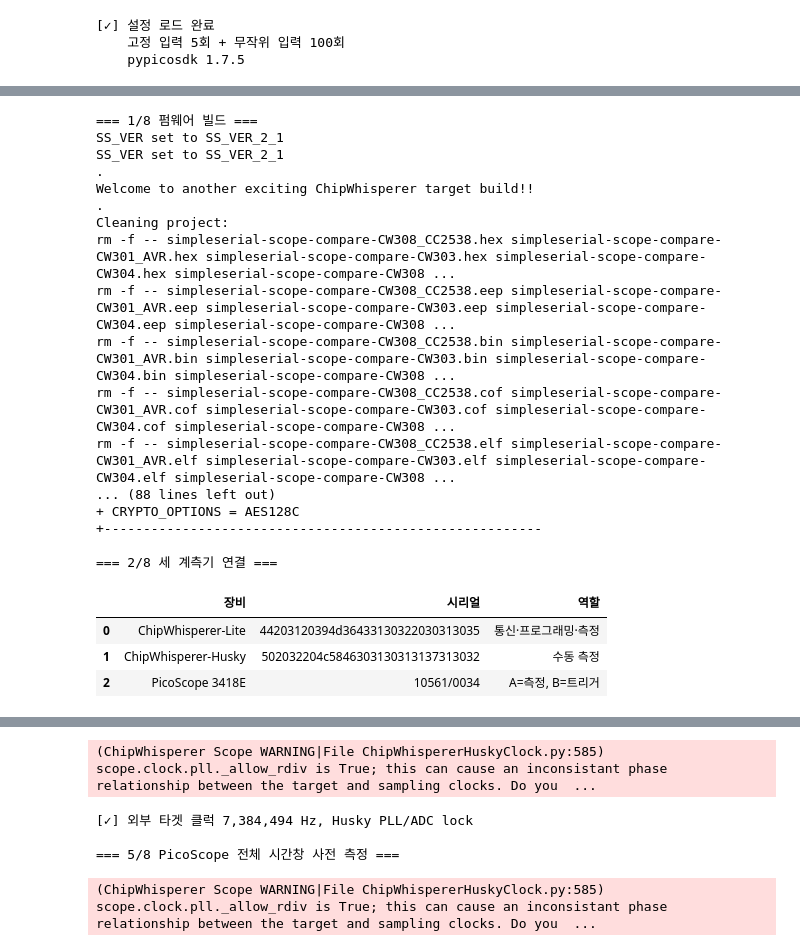
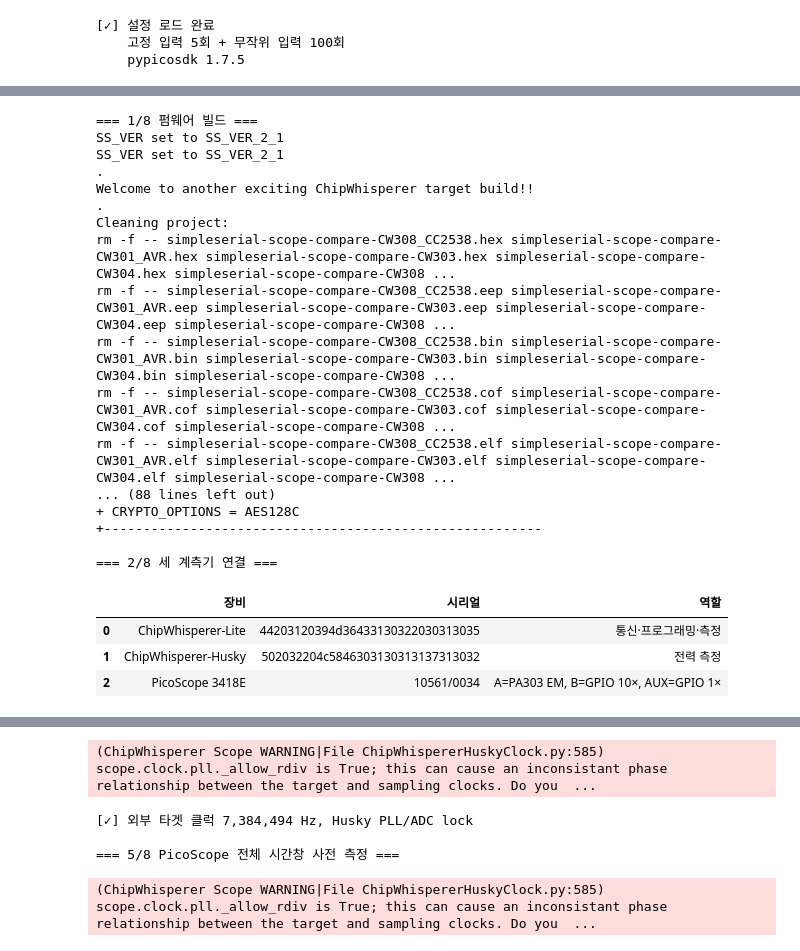
Before and after one commit to chipwhisperer-kor/chipwhisperer-kor, a Jupyter notebook: workspace/[extra] PicoScope/1.0.Wiretapping4SCA-PicoScope.ipynb, the cells around one changed output, grey strips where cells are left out. Saved outputs shown, nothing was run; the diff lists cells and outputs as text; code cells hidden in the pictures.

```diff
--- a/workspace/[extra] PicoScope/1.0.Wiretapping4SCA-PicoScope.ipynb
+++ b/workspace/[extra] PicoScope/1.0.Wiretapping4SCA-PicoScope.ipynb
@@ -134,6 +142,8 @@ import warnings
 
 import chipwhisperer as cw
 import matplotlib.pyplot as plt
+
+%matplotlib inline
 import numpy as np
 import pandas as pd
 from Crypto.Cipher import AES
@@ -173,8 +183,8 @@ ALIGNMENT_LIMIT_US = 2.0
 # 3418E가 A/B 활성화와 약 7.4 MS/s에서 실제 허용하는 최고 분해능이다.
 # 12-bit 이상은 driver가 PICO_RESOLUTION_NOT_SUPPORTED_BY_VARIANT로 거부한다.
 PICO_RESOLUTION = '10bit'
-# 현재 분기된 TRIG 선은 Pico 입력에서 약 0.33 V HIGH로 관측된다.
-# ±1 V 범위의 150 mV 상승 에지는 잡음(약 ±0.12 V)을 피하면서 두 펄스를 잡는다.
+# Pico B는 GPIO4의 10× 프로브라 HIGH가 약 0.35 V다. AUX 1×(약 3.3 V)는
+# 1채널 최고속용이고, 이 노트북은 A+B를 켜므로 B 150 mV 에지로 두 펄스를 잡는다.
 PICO_TRIGGER_THRESHOLD_MV = 150
 PICO_AUTO_TRIGGER_US = 1_000_000
 PICO_LONG_RATE_SPS = 5_000_000
@@ -184,11 +194,18 @@ PICO_VERTICAL_PREFLIGHTS = 10
 # 10%를 비워 둔다. 본 수집은 95%를 넘으면 설정 불일치로 즉시 중단한다.
 PICO_VERTICAL_RAIL_LIMIT = 0.90
 PICO_FORMAL_RAIL_LIMIT = 0.95
+
+# PA303은 manufacturer nominal voltage gain의 50 Ω 출력 장치다. SDK probe_scale은
+# 외부 증폭기 보정용이 아니므로 x1로 두고 ADC range는 PA303 출력 전압으로 고른다.
+PA303_GAIN_DB = 30.0
+PA303_VOLTAGE_GAIN = 10 ** (PA303_GAIN_DB / 20.0)
 PICO_A_COUPLING = psdk.COUPLING.DC_50OHM
 PICO_B_COUPLING = psdk.COUPLING.DC
 PICO_B_RANGE = psdk.RANGE.V1
 PICO_BANDWIDTH = psdk.BANDWIDTH_CH.BW_FULL
-PICO_PROBE_SCALE = 1.0
+PICO_ADC_INPUT_SCALE = 1.0
+# 고정 pypicosdk 1.7.5가 노출하는 3418E 50 Ω range를 작은 순서로 둔다.
+# 자동 선택은 이 목록에서 rail 여유 조건을 만족하는 첫 range를 사용한다.
 PICO_A_RANGES = (
     (10, psdk.RANGE.mV10), (20, psdk.RANGE.mV20),
     (50, psdk.RANGE.mV50), (100, psdk.RANGE.mV100),
@@ -563,26 +592,58 @@ def run_hardware_experiment():
             raise RuntimeError(f'펌웨어 HEX가 생성되지 않았습니다: {FIRMWARE_PATH}')
 
         print('\n=== 2/8 세 계측기 연결 ===')
+        pico = None
+        last_exc = None
+        pico_serial = None
+        pico_variant = None
+        for attempt in range(1, 4):
+            probe = psdk.psospa()
+            enumerated = probe.get_enumerated_units()
+            pico_count = int(enumerated[0])
+            pico_serials = str(enumerated[1]).split(',') if len(enumerated) >= 2 else []
+            pico_serials = [item for item in pico_serials if item]
+            if pico_count != 1 or len(pico_serials) != 1:
+                last_exc = RuntimeError(f'PicoScope 3418E 한 대만 연결해야 합니다: {enumerated!r}')
+                print(f'    [!] Pico enumerate {attempt}/3: {last_exc}')
+                time.sleep(1.5)
+                continue
+            pico_serial = pico_serials[0]
+            pico = psdk.psospa()
+            try:
+                pico.open_unit(serial_number=pico_serial, resolution=PICO_RESOLUTION)
+                pico_variant = pico.get_unit_info(psdk.UNIT_INFO.PICO_VARIANT_INFO)
+                if pico_variant != '3418E':
+                    raise RuntimeError(f'연결된 PicoScope가 3418E가 아닙니다: {pico_variant}')
+                last_exc = None
+                break
+            except Exception as exc:
+                last_exc = exc
+                print(f'    [!] Pico open {attempt}/3: {type(exc).__name__}: {exc}')
+                try:
+                    pico.stop()
+                except Exception:
+                    pass
+                try:
+                    pico.close_unit()
+                except Exception:
+                    pass
+                try:
+                    pico.handle.value = 0
+                except Exception:
+                    pass
+                pico = None
+                time.sleep(1.5)
+        if last_exc is not None:
+            raise last_exc
+
         lite_scope = cw.scope(sn=LITE_SERIAL_NUMBER)
         husky_scope = cw.scope(sn=HUSKY_SERIAL_NUMBER)
-
-        pico = psdk.psospa()
-        enumerated = pico.get_enumerated_units()
-        pico_count = int(enumerated[0])
-        pico_serials = str(enumerated[1]).split(',') if len(enumerated) >= 2 else []
-        if pico_count != 1 or len([s for s in pico_serials if s]) != 1:
-            raise RuntimeError(f'PicoScope 3418E 한 대만 연결해야 합니다: {enumerated!r}')
-        pico_serial = pico_serials[0]
-        pico.open_unit(serial_number=pico_serial, resolution=PICO_RESOLUTION)
-        pico_variant = pico.get_unit_info(psdk.UNIT_INFO.PICO_VARIANT_INFO)
-        if pico_variant != '3418E':
-            raise RuntimeError(f'연결된 PicoScope가 3418E가 아닙니다: {pico_variant}')
 
         identity = pd.DataFrame(
             [
                 ('ChipWhisperer-Lite', LITE_SERIAL_NUMBER, '통신·프로그래밍·측정'),
-                ('ChipWhisperer-Husky', HUSKY_SERIAL_NUMBER, '수동 측정'),
-                (f'PicoScope {pico_variant}', pico_serial, 'A=측정, B=트리거'),
+                ('ChipWhisperer-Husky', HUSKY_SERIAL_NUMBER, '전력 측정'),
+                (f'PicoScope {pico_variant}', pico_serial, 'A=PA303 EM, B=GPIO 10×, AUX=GPIO 1×'),
             ],
             columns=['장비', '시리얼', '역할'],
         )
@@ -651,7 +712,7 @@ def run_hardware_experiment():
             if coarse_record['over_range_mask'] == 0:
                 break
             if broad_vertical['full_scale_mv'] >= 5_000:
-                raise RuntimeError('Pico A가 DC 50 Ω·±5 V에서도 over-range입니다.')
+                raise RuntimeError('PA303 출력이 DC 50 Ω·±5 V에서도 over-range입니다.')
             broad_vertical = {
                 'range_enum': range_by_full_scale[5_000],
                 'full_scale_mv': 5_000.0,
@@ -719,7 +780,7 @@ def run_hardware_experiment():
         )
         if any(record['over_range_mask'] != 0 for record in discovery_records):
             if broad_vertical['full_scale_mv'] >= 5_000:
-                raise RuntimeError('Pico A가 DC 50 Ω·±5 V 사전 측정에서 over-range입니다.')
+                raise RuntimeError('PA303 출력이 DC 50 Ω·±5 V 사전 측정에서 over-range입니다.')
             broad_vertical = {
                 'range_enum': range_by_full_scale[5_000],
                 'full_scale_mv': 5_000.0,
@@ -761,7 +822,7 @@ def run_hardware_experiment():
         configure_pico_channels(pico, pico_vertical)
         calibration_record = validation_records[0]
         print(
-            f'[✓] Pico A DC 50 Ω, ±{pico_vertical["full_scale_mv"]:g} mV, '
+            f'[✓] PA303 → Pico A DC 50 Ω, ±{pico_vertical["full_scale_mv"]:g} mV, '
             f'analog offset {pico_vertical["offset_v"] * 1e3:+.3f} mV'
         )
         print(
@@ -912,35 +973,35 @@ def run_hardware_experiment():
             print('  [✓] 펌웨어 빌드 산출물 정리')
         else:
             print(f'  [!] 펌웨어 clean 경고: {clean.stderr.strip()}')
 
     if experiment is None:
         raise RuntimeError('실험 결과가 생성되지 않았습니다.')
     return experiment
 
 
 EXPERIMENT = run_hardware_experiment()
 # %% [output]
 === 1/8 펌웨어 빌드 ===
 SS_VER set to SS_VER_2_1
 SS_VER set to SS_VER_2_1
 .
 Welcome to another exciting ChipWhisperer target build!!
 .
 Cleaning project:
 rm -f -- simpleserial-scope-compare-CW308_CC2538.hex simpleserial-scope-compare-CW301_AVR.hex simpleserial-scope-compare-CW303.hex simpleserial-scope-compare-CW304.hex simpleserial-scope-compare-CW308 ...
 rm -f -- simpleserial-scope-compare-CW308_CC2538.eep simpleserial-scope-compare-CW301_AVR.eep simpleserial-scope-compare-CW303.eep simpleserial-scope-compare-CW304.eep simpleserial-scope-compare-CW308 ...
 rm -f -- simpleserial-scope-compare-CW308_CC2538.bin simpleserial-scope-compare-CW301_AVR.bin simpleserial-scope-compare-CW303.bin simpleserial-scope-compare-CW304.bin simpleserial-scope-compare-CW308 ...
 rm -f -- simpleserial-scope-compare-CW308_CC2538.cof simpleserial-scope-compare-CW301_AVR.cof simpleserial-scope-compare-CW303.cof simpleserial-scope-compare-CW304.cof simpleserial-scope-compare-CW308 ...
 rm -f -- simpleserial-scope-compare-CW308_CC2538.elf simpleserial-scope-compare-CW301_AVR.elf simpleserial-scope-compare-CW303.elf simpleserial-scope-compare-CW304.elf simpleserial-scope-compare-CW308 ...
 ... (88 lines left out)
 + CRYPTO_OPTIONS = AES128C
 +--------------------------------------------------------
 
 === 2/8 세 계측기 연결 ===
 |  | 장비 | 시리얼 | 역할 |
 | 0 | ChipWhisperer-Lite | 44203120394d36433130322030313035 | 통신·프로그래밍·측정 |
-| 1 | ChipWhisperer-Husky | 502032204c5846303130313137313032 | 수동 측정 |
-| 2 | PicoScope 3418E | 10561/0034 | A=측정, B=트리거 |
+| 1 | ChipWhisperer-Husky | 502032204c5846303130313137313032 | 전력 측정 |
+| 2 | PicoScope 3418E | 10561/0034 | A=PA303 EM, B=GPIO 10×, AUX=GPIO 1× |
 === 3/8 타겟 프로그래밍과 골든 모델 점검 ===
 scope.gain.mode                          changed from low                       to high
 scope.gain.gain                          changed from 0                         to 30
```
Also changed, not shown: parts of 16 cells of this notebook, 6 other files.
